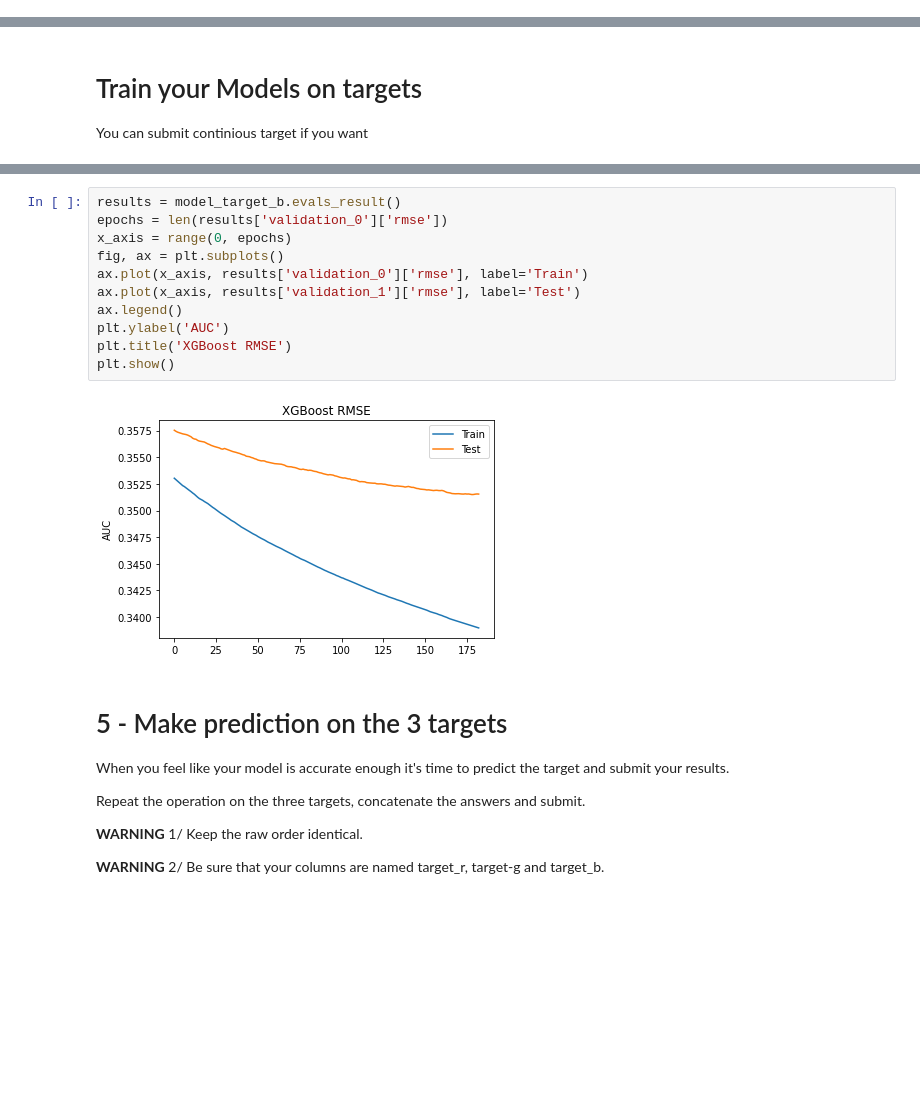
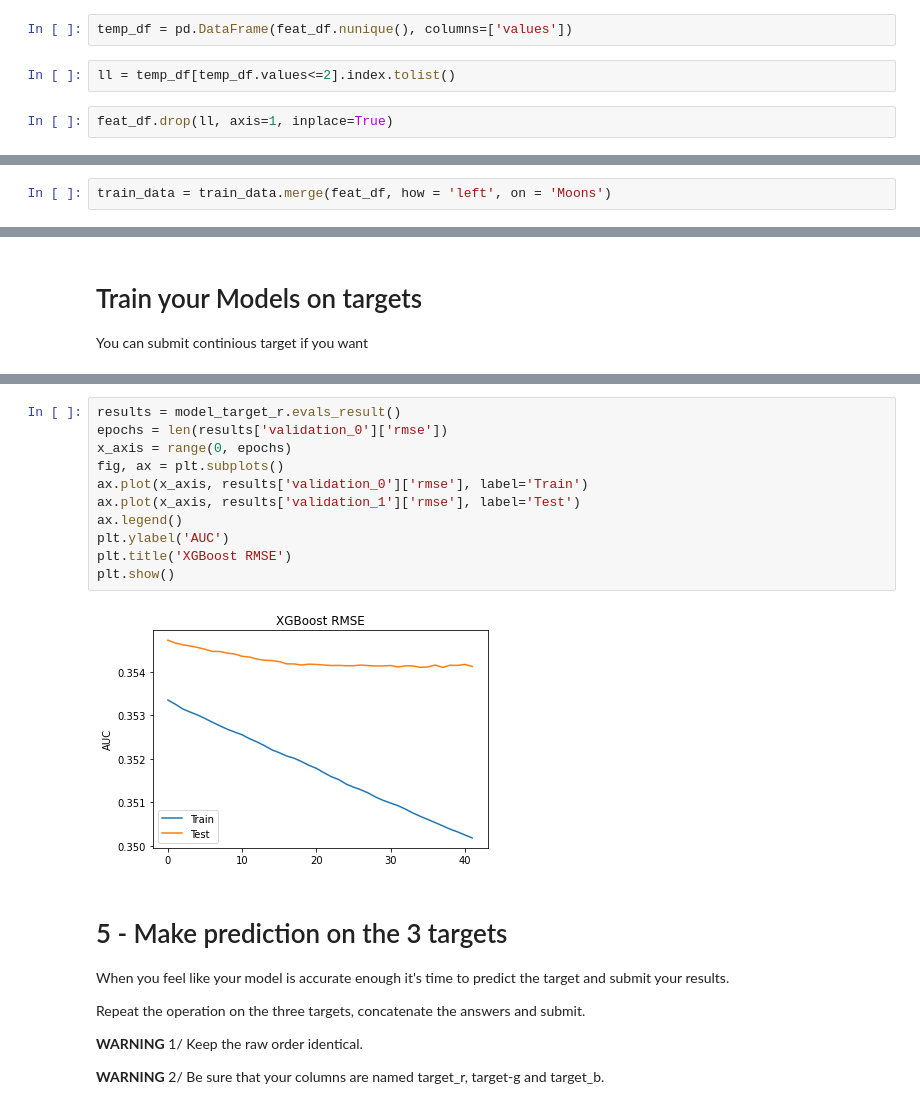
Before and after one commit to kushalnavghare/playground, a Jupyter notebook: data-crunch-competition.ipynb, the cells around one changed output, grey strips where cells are left out. Saved outputs shown, nothing was run; the diff lists cells and outputs as text; blank space fills up the shorter version.

```diff
--- a/data-crunch-competition.ipynb
+++ b/data-crunch-competition.ipynb
@@ -192,7 +211,15 @@ dtype: int64
+# %%
+temp_df = pd.DataFrame(feat_df.nunique(), columns=['values'])
+# %%
+ll = temp_df[temp_df.values<=2].index.tolist()
+# %%
+feat_df.drop(ll, axis=1, inplace=True)
 # %% [markdown]
 # 3 - Choose models
 
 Crunch with originality!!! 👨🏻‍🏭
+# %%
+train_data = train_data.merge(feat_df, how = 'left', on = 'Moons')
 # %%
 from sklearn.model_selection import RandomizedSearchCV, RepeatedStratifiedKFold, ShuffleSplit, learning_curve, RepeatedKFold
 # %%
@@ -374,16 +388,16 @@ Score as calculated for the leader board (っಠ‿ಠ)っ 0.19915052147113071
 # %%
-results = model_target_b.evals_result()
+results = model_target_r.evals_result()
 epochs = len(results['validation_0']['rmse'])
 x_axis = range(0, epochs)
 fig, ax = plt.subplots()
 ax.plot(x_axis, results['validation_0']['rmse'], label='Train')
 ax.plot(x_axis, results['validation_1']['rmse'], label='Test')
 ax.legend()
 plt.ylabel('AUC')
 plt.title('XGBoost RMSE')
 plt.show()
 # %% [output]
-[figure, old version]
+[figure, new version]
 # %% [markdown]
 # 5 - Make prediction on the 3 targets
 
```
Also changed, not shown: parts of 26 cells of this notebook.
